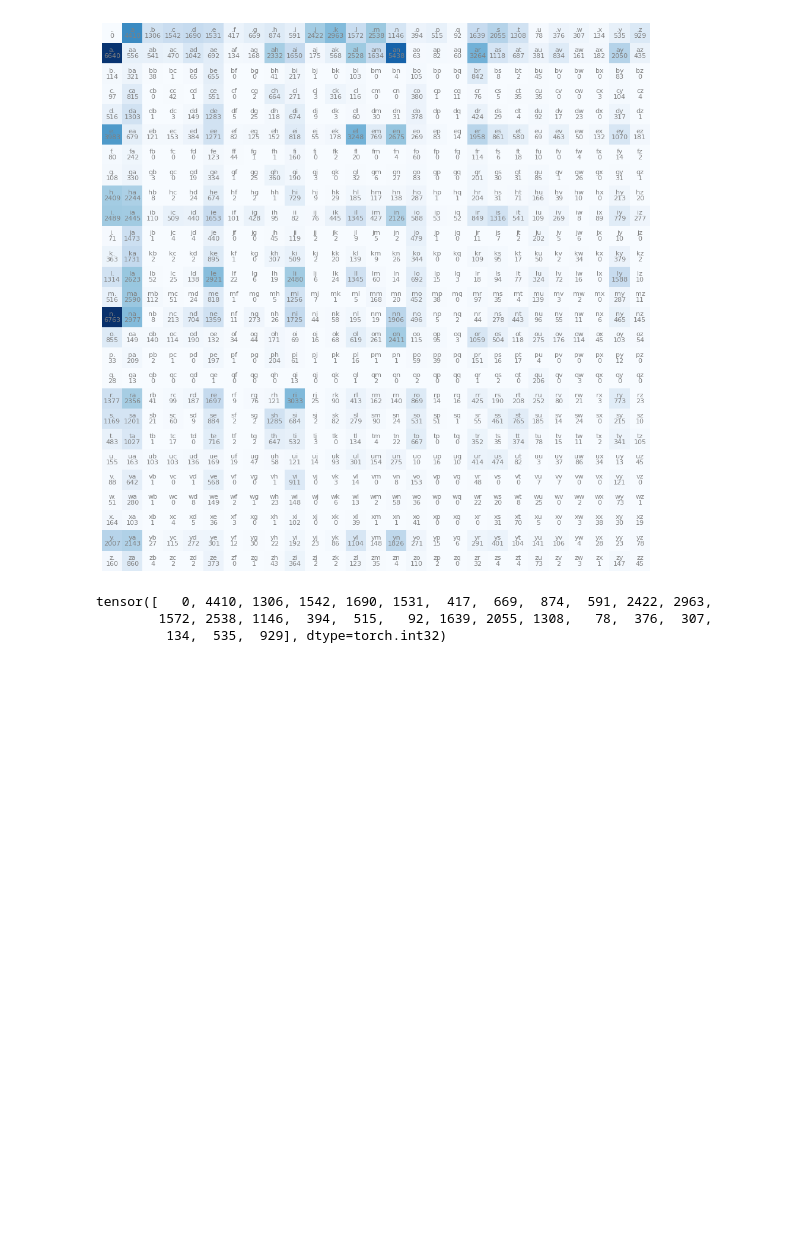
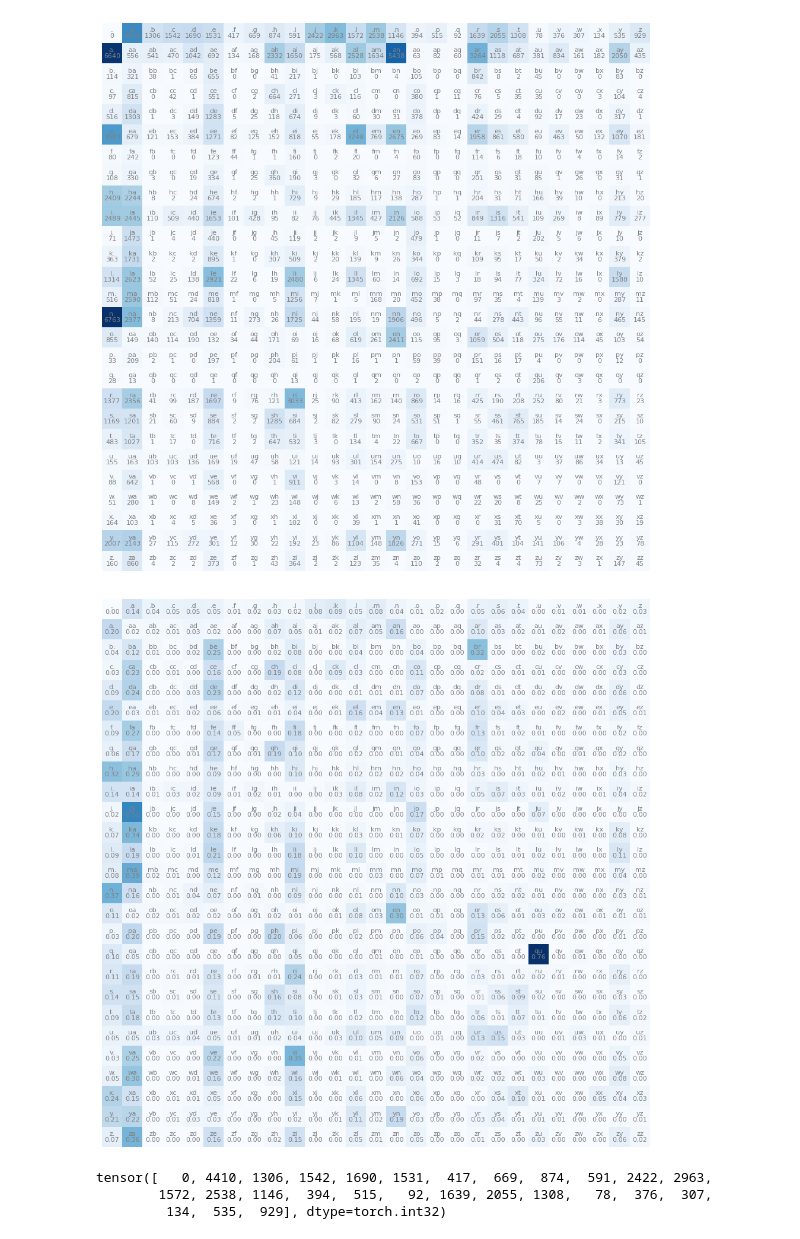
Before and after one commit to cweill/makemore, a Jupyter notebook: build_makemore.ipynb, the cells around one changed output. Saved outputs shown, nothing was run; the diff lists cells and outputs as text; code cells hidden in the pictures; blank space fills up the shorter version.

```diff
--- a/build_makemore.ipynb
+++ b/build_makemore.ipynb
@@ -123,6 +123,22 @@ plt.axis("off")
 plt.show()
 # %% [output]
 [figure]
+# %%
+N_ = N.detach()
+N_ = (N_ / N_.sum(1, keepdim=True)).numpy()
+plt.figure(figsize=(12, 12))
+plt.imshow(N_, cmap="Blues")
+for i in range(N_.shape[0]):
+    for j in range(N_.shape[1]):
+        chstr = itos[i] + itos[j]
+        plt.text(j, i, chstr, ha="center", va="bottom", color="gray", fontsize=8)
+        plt.text(
+            j, i, f"{N_[i, j]:.2f}", ha="center", va="top", color="gray", fontsize=8
+        )
+plt.axis("off")
+plt.show()
+# %% [output]
+[figure, added]
 # %%
 N[0]
 # %% [output]
```
Also changed, not shown: parts of 3 cells of this notebook.
